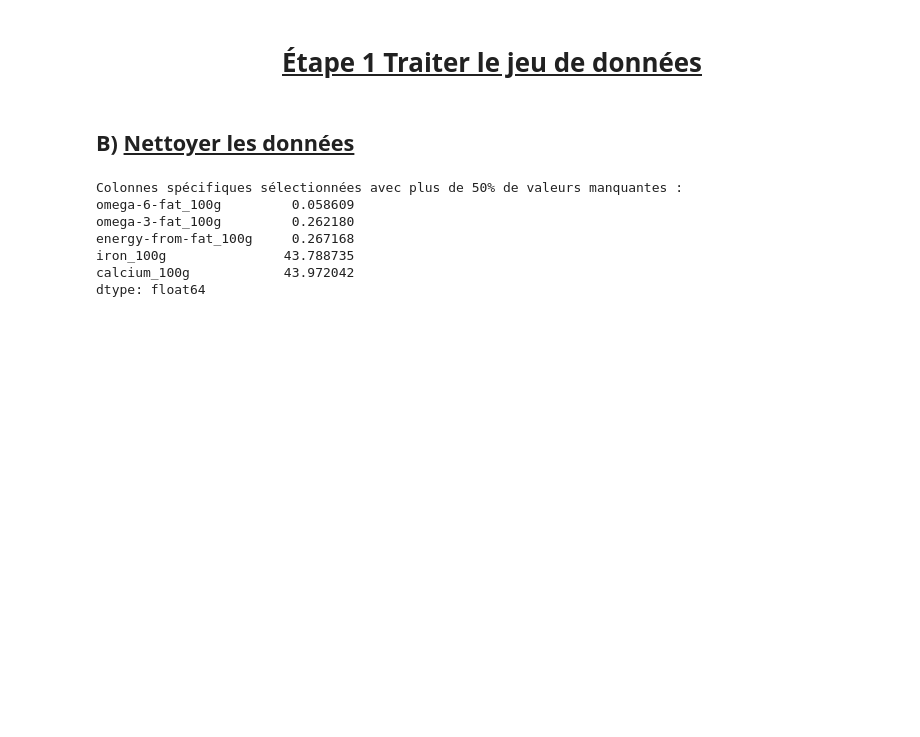
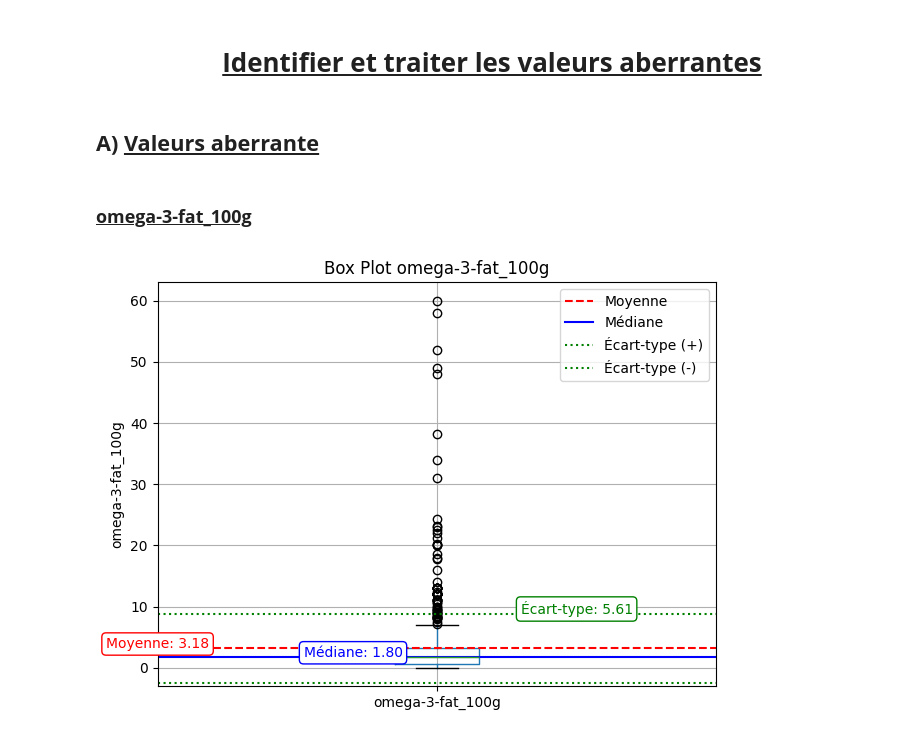
Before and after one commit to davidjeje/organismesantepublique, a Jupyter notebook: Marivat_David_2_notebook_organisme_sante_publique_022025.ipynb, the cells around one changed output. Saved outputs shown, nothing was run; the diff lists cells and outputs as text; code cells hidden in the pictures; blank space fills up the shorter version.

Commit message:
Modification fichier.

```diff
--- a/Marivat_David_2_notebook_organisme_sante_publique_022025.ipynb
+++ b/Marivat_David_2_notebook_organisme_sante_publique_022025.ipynb
@@ -1,33 +1,20 @@
 # %% [markdown]
-<h1 style="text-align: center; font-weight: bold;"><u>Étape 1 Traiter le jeu de données</u></h1>
+<h1 style="text-align: center; font-weight: bold;"><u>Identifier et traiter les valeurs aberrantes</u></h1>
 # %% [markdown]
-<h2 style="font-weight: bold;">B) <u>Nettoyer les données</u></h2>
+<h2 style="font-weight: bold;">A) <u>Valeurs aberrante</u></h2>
-# %%
-# Importation des bibliothèques pandas et numpy
-import pandas as pd
-import numpy as np
-
-# Cette fonction lit un fichier csv et l'importe dans une variable.
-nutritionalProducts  = pd.read_csv("data/foodfacts.csv", sep="\t", encoding="utf-8", low_memory=False)
-
-# Sélectionne les colonnes spécifiques qu'on souhaite
-colonnes_specifiques = ['omega-3-fat_100g', 'omega-6-fat_100g', 'iron_100g', 'calcium_100g', 'energy-from-fat_100g']
-
-# Calculer le taux de remplissage pour ces colonnes spécifiques
-tauxRemplissageColonnesSpecifiques = nutritionalProducts[colonnes_specifiques].notnull().mean() * 100
-
-seuil = 50  # On cherche les colonnes avec plus de 50% de valeurs manquantes
-
-# Appliquer un seuil de 50% pour identifier les colonnes manquantes
-colonnes_manquantes_specifiques = tauxRemplissageColonnesSpecifiques[tauxRemplissageColonnesSpecifiques <= seuil]
-
-print("Colonnes spécifiques sélectionnées avec plus de 50% de valeurs manquantes :")
-print(colonnes_manquantes_specifiques.sort_values())
-# %% [output]
-Colonnes spécifiques sélectionnées avec plus de 50% de valeurs manquantes :
-omega-6-fat_100g         0.058609
-omega-3-fat_100g         0.262180
-energy-from-fat_100g     0.267168
-iron_100g               43.788735
-calcium_100g            43.972042
-dtype: float64
+# %% [markdown]
+<h3 style="font-weight: bold;"><u>omega-3-fat_100g</u></h3>
+# %%
+# Importation des bibliothèques pandas, numpy, la fonction display_boxplot_with_stats et la fonction replace_nan_with_stat
+import pandas as pd
+import numpy as np
+from myFonctions import display_boxplot_with_stats
+from myFonctions import replace_nan_with_stat
+
+# Lire le fichier CSV
+nutritionalProducts = pd.read_csv("data/foodfacts.csv", sep="\t", encoding="utf-8", low_memory=False)
+
+# Cette fonction affiche le box plot pour la variable 'omega-3-fat_100g' sans remplacer les nan
+display_boxplot_with_stats(nutritionalProducts, 'omega-3-fat_100g')
+# %% [output]
+[figure, added]
```
Also changed, not shown: parts of 29 cells of this notebook, 4 other files.
